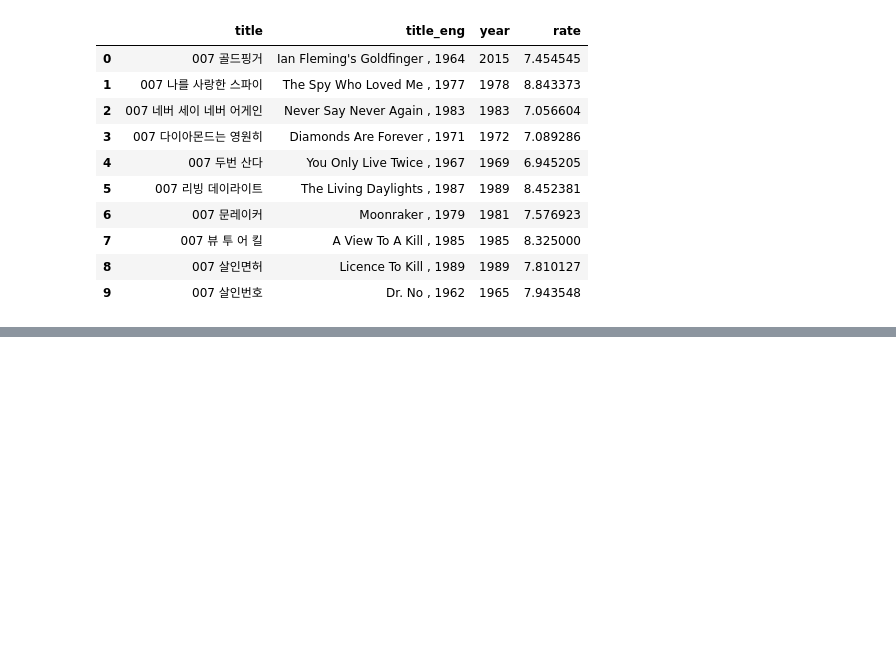
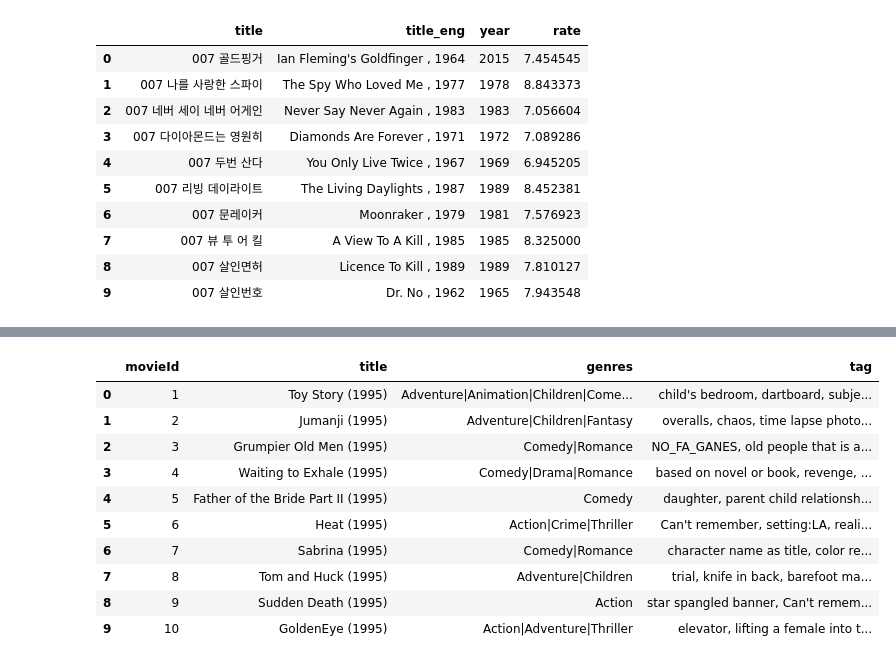
Before and after one commit to sayoonnn/codyssey, a Jupyter notebook: step01/p02/01/movie.ipynb, the cells around one changed output, grey strips where cells are left out. Cells and saved outputs as stored; diff of their text form; code cells hidden in the pictures; blank space fills up the shorter version.

```diff
--- a/step01/p02/01/movie.ipynb
+++ b/step01/p02/01/movie.ipynb
@@ -91,0 +142,5 @@ ParserError: Error tokenizing data. C error: Expected 3 fields in line 72, saw 4
+# %%
+#MovieLens
+
+df_movies = pd.read_csv('./MovieLens/movies.csv').dropna()
+df_movies.head(10)
@@ -91,0 +159,18 @@ ParserError: Error tokenizing data. C error: Expected 3 fields in line 72, saw 4
+# %%
+df_tags = pd.read_csv('./MovieLens/tags.csv').dropna()
+df_tags = df_tags.groupby(['movieId']).agg({'tag': lambda x: ', '.join(set(x))}).reset_index()
+
+df_merged = pd.merge(df_movies, df_tags, on=['movieId'], how='inner')
+df_merged.head(10)
+# %% [output]
+|  | movieId | title | genres | tag |
+| 0 | 1 | Toy Story (1995) | Adventure|Animation|Children|Come... | child's bedroom, dartboard, subje... |
+| 1 | 2 | Jumanji (1995) | Adventure|Children|Fantasy | overalls, chaos, time lapse photo... |
+| 2 | 3 | Grumpier Old Men (1995) | Comedy|Romance | NO_FA_GANES, old people that is a... |
+| 3 | 4 | Waiting to Exhale (1995) | Comedy|Drama|Romance | based on novel or book, revenge, ... |
+| 4 | 5 | Father of the Bride Part II (1995) | Comedy | daughter, parent child relationsh... |
+| 5 | 6 | Heat (1995) | Action|Crime|Thriller | Can't remember, setting:LA, reali... |
+| 6 | 7 | Sabrina (1995) | Comedy|Romance | character name as title, color re... |
+| 7 | 8 | Tom and Huck (1995) | Adventure|Children | trial, knife in back, barefoot ma... |
+| 8 | 9 | Sudden Death (1995) | Action | star spangled banner, Can't remem... |
+| 9 | 10 | GoldenEye (1995) | Action|Adventure|Thriller | elevator, lifting a female into t... |
```
Also changed, not shown: parts of 6 cells of this notebook.
